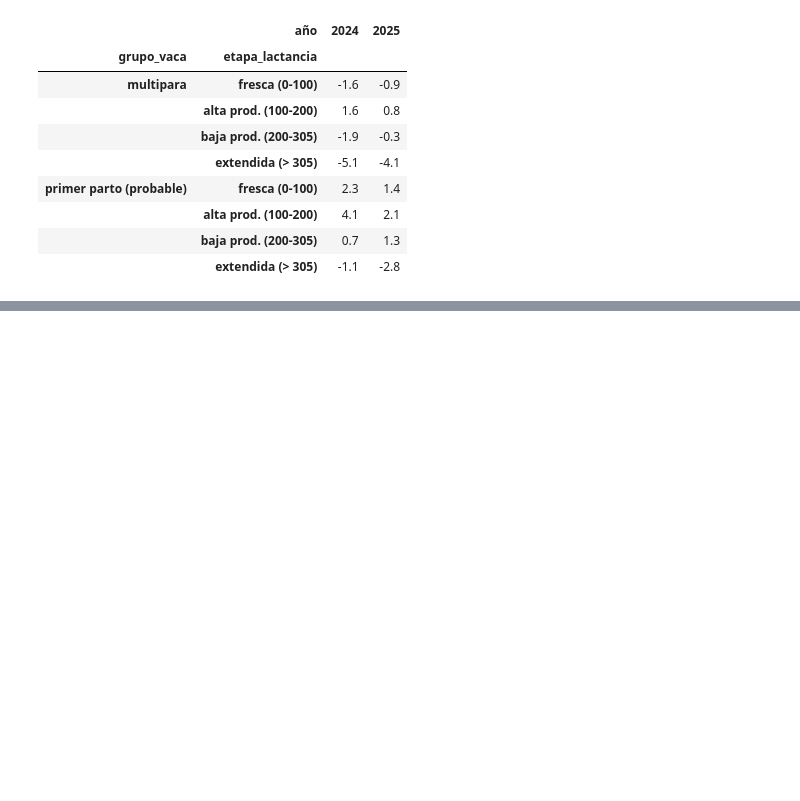
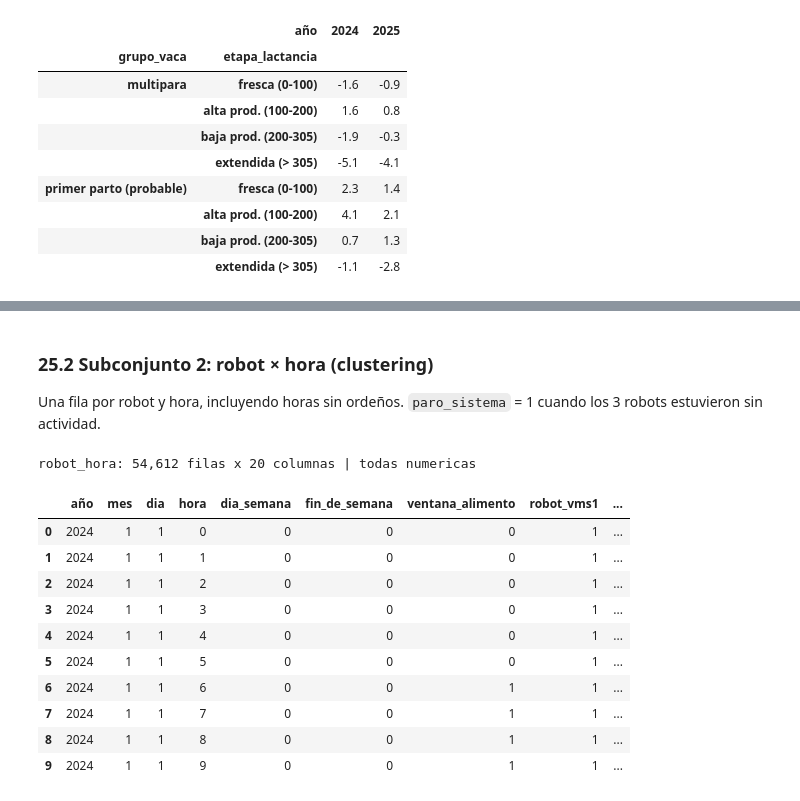
Before and after one commit to kamimartinez/VMS-prediction, a Jupyter notebook: DataUnderstanding.ipynb, the cells around one changed output, grey strips where cells are left out. Cells and saved outputs as stored; diff of their text form; code cells hidden in the pictures; blank space fills up the shorter version.

Commit message:
feat: data subsets for clustering, association rules and classification

```diff
--- a/DataUnderstanding.ipynb
+++ b/DataUnderstanding.ipynb
@@ -2068,0 +2159,59 @@ Entrada en cola vs promedio del mes (puntos porcentuales) por año:
+# %% [markdown]
+### 25.2 Subconjunto 2: robot × hora (clustering)
+
+Una fila por robot y hora, incluyendo horas sin ordeños. `paro_sistema` = 1 cuando los 3 robots estuvieron sin actividad.
+# %%
+detalle["fecha_hora"] = detalle["hora_inicio"].dt.floor("h")
+
+agregado = detalle.groupby(["ms", "fecha_hora"]).agg(
+    ordenios=("id_vaca", "size"),
+    minutos_ordenio=("duracion_min", "sum"),
+    tiempo_libre_medio=("tiempo_libre_min", "mean"),
+    pct_posible_cola=("posible_cola", "mean"),
+    vacas_distintas=("id_vaca", "nunique"),
+    pct_primer_parto=("grupo_vaca", lambda x: (x == "primer parto (probable)").mean()),
+    pct_frescas=("etapa_lactancia", lambda x: (x == "fresca (0-100)").mean()),
+    del_promedio=("dias_en_leche", "mean"),
+)
+
+horas_base = pd.date_range(detalle["fecha_hora"].min(), detalle["fecha_hora"].max(), freq="h")
+robots = sorted(detalle["ms"].unique())
+malla = pd.MultiIndex.from_product([robots, horas_base], names=["ms", "fecha_hora"])
+rh = agregado.reindex(malla).astype(float).reset_index()
+
+rh[["ordenios", "minutos_ordenio", "vacas_distintas"]] = rh[["ordenios", "minutos_ordenio", "vacas_distintas"]].fillna(0)
+rh["pct_posible_cola"] = rh["pct_posible_cola"].fillna(0) * 100
+rh[["pct_primer_parto", "pct_frescas"]] *= 100
+rh["ocupacion_pct"] = (rh["minutos_ordenio"] / 60 * 100).clip(upper=100)
+rh["paro_sistema"] = (rh.groupby("fecha_hora")["ordenios"].transform("sum") == 0).astype(int)
+
+robot_hora = pd.DataFrame({
+    "año": rh["fecha_hora"].dt.year,
+    "mes": rh["fecha_hora"].dt.month,
+    "dia": rh["fecha_hora"].dt.day,
+    "hora": rh["fecha_hora"].dt.hour,
+    "dia_semana": rh["fecha_hora"].dt.dayofweek,
+})
+robot_hora["fin_de_semana"] = (robot_hora["dia_semana"] >= 5).astype(int)
+robot_hora["ventana_alimento"] = robot_hora["hora"].apply(lambda h: any(ini <= h < fin for ini, fin in VENTANAS_ALIMENTO)).astype(int)
+for robot in robots:
+    robot_hora[f"robot_{robot.replace(' ', '').lower()}"] = (rh["ms"] == robot).astype(int)
+for col in ["ordenios", "minutos_ordenio", "ocupacion_pct", "tiempo_libre_medio", "pct_posible_cola",
+            "vacas_distintas", "pct_primer_parto", "pct_frescas", "del_promedio", "paro_sistema"]:
+    robot_hora[col] = rh[col]
+
+es_numerico(robot_hora, "robot_hora")
+display(robot_hora.head(10).round(2))
+# %% [output]
+robot_hora: 54,612 filas x 20 columnas | todas numericas
+|  | año | mes | dia | hora | dia_semana | fin_de_semana | ventana_alimento | robot_vms1 | ... |
+| 0 | 2024 | 1 | 1 | 0 | 0 | 0 | 0 | 1 | ... |
+| 1 | 2024 | 1 | 1 | 1 | 0 | 0 | 0 | 1 | ... |
+| 2 | 2024 | 1 | 1 | 2 | 0 | 0 | 0 | 1 | ... |
+| 3 | 2024 | 1 | 1 | 3 | 0 | 0 | 0 | 1 | ... |
+| 4 | 2024 | 1 | 1 | 4 | 0 | 0 | 0 | 1 | ... |
+| 5 | 2024 | 1 | 1 | 5 | 0 | 0 | 0 | 1 | ... |
+| 6 | 2024 | 1 | 1 | 6 | 0 | 0 | 1 | 1 | ... |
+| 7 | 2024 | 1 | 1 | 7 | 0 | 0 | 1 | 1 | ... |
+| 8 | 2024 | 1 | 1 | 8 | 0 | 0 | 1 | 1 | ... |
+| 9 | 2024 | 1 | 1 | 9 | 0 | 0 | 1 | 1 | ... |
```
Also changed, not shown: parts of 10 cells of this notebook.
